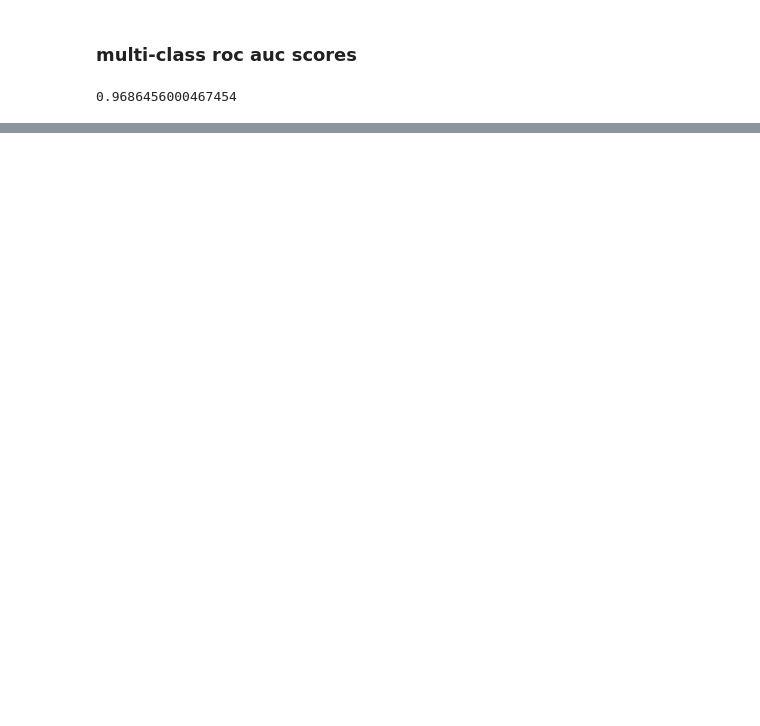
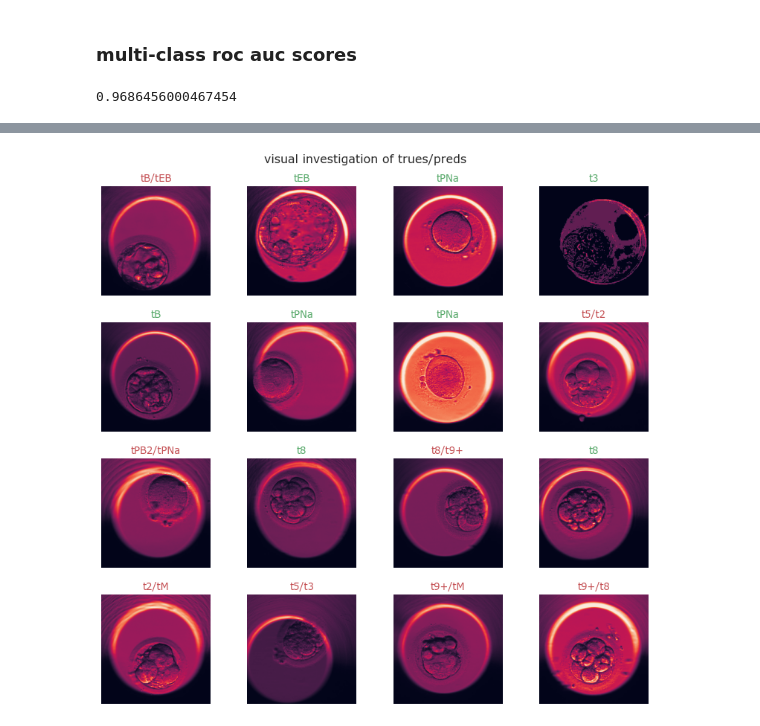
Before and after one commit to antujn/embryoAI, a Jupyter notebook: embryoAI_phase_3_evaluation.ipynb, the cells around one changed output, grey strips where cells are left out. Cells and saved outputs as stored; diff of their text form; code cells hidden in the pictures; blank space fills up the shorter version.

```diff
--- a/embryoAI_phase_3_evaluation.ipynb
+++ b/embryoAI_phase_3_evaluation.ipynb
@@ -142,0 +400,2 @@ ROC AUC score: 0.9686456000467454
+# %%
+samples = predictions[["path", "phase", "predicted_phase"]].sample(16)
@@ -142,0 +469,4 @@ ROC AUC score: 0.9686456000467454
+# %%
+investigate_visually(samples)
+# %% [output]
+[figure, added]
```
Also changed, not shown: parts of 15 cells of this notebook, 5 other files.
